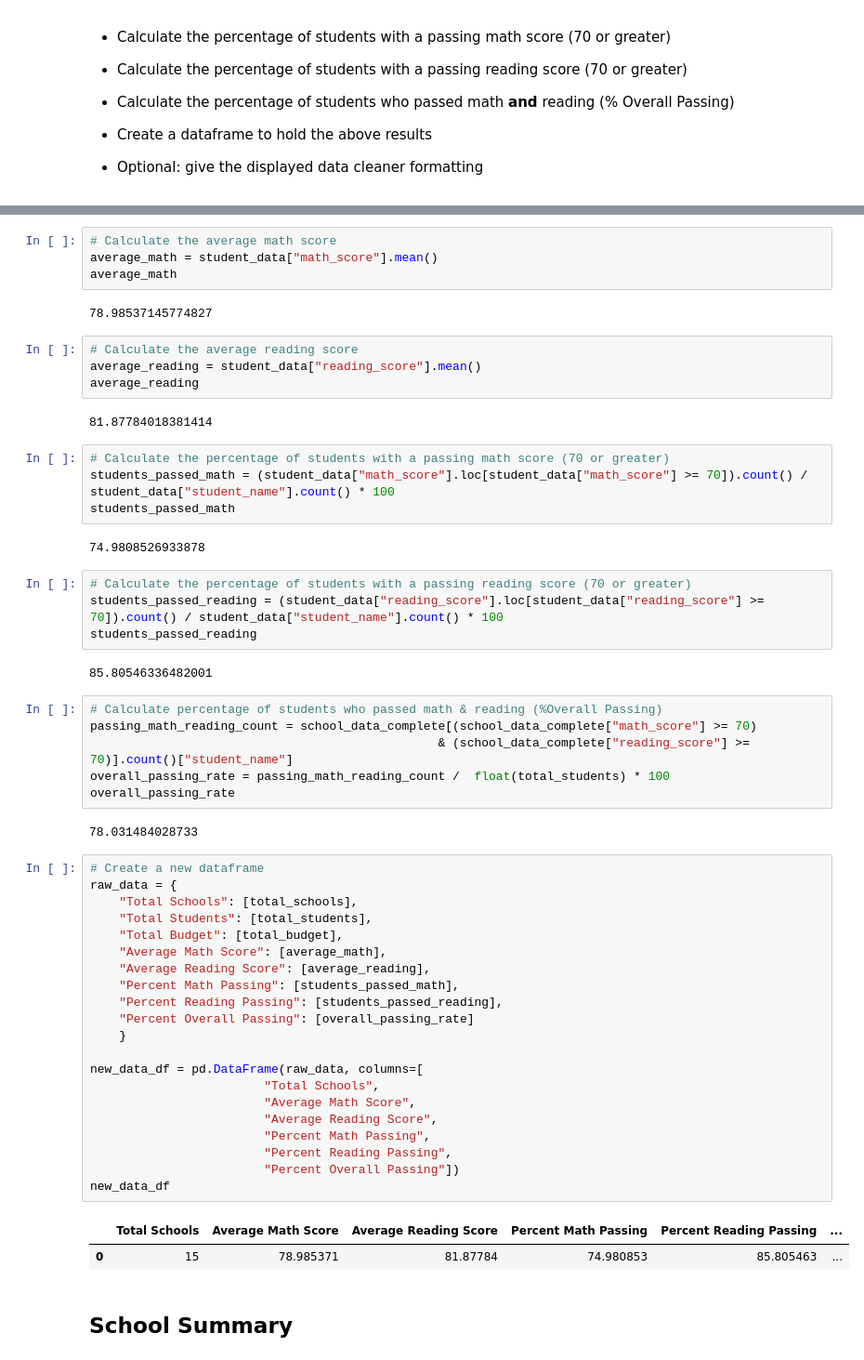
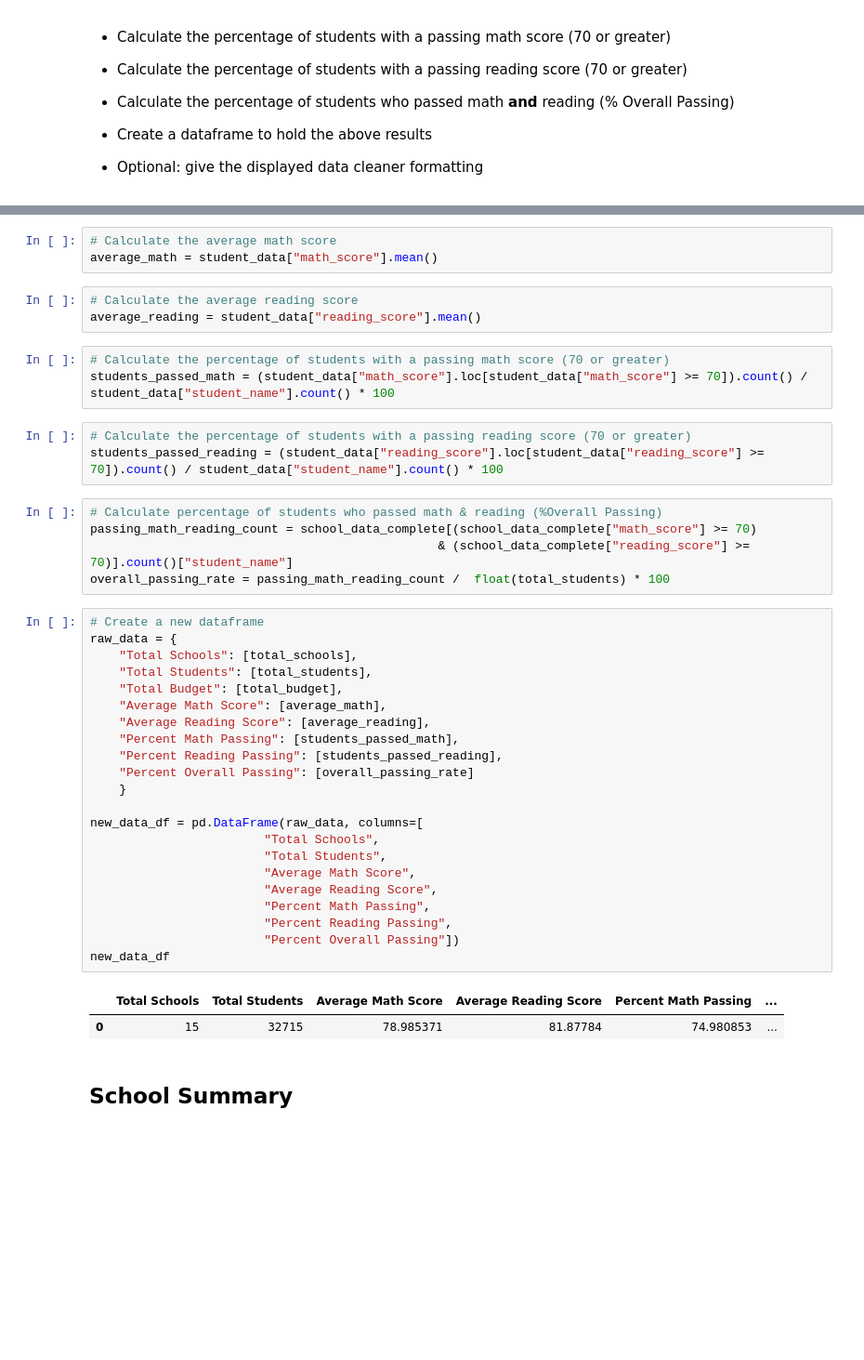
Before and after one commit to samseng88/pandas-challenge, a Jupyter notebook: PyCitySchools/PyCitySchools_starter.ipynb, the cells around one changed output, grey strips where cells are left out. Shown at 93% size. Cells and saved outputs as stored; diff of their text form; blank space fills up the shorter version.

```diff
--- a/PyCitySchools/PyCitySchools_starter.ipynb
+++ b/PyCitySchools/PyCitySchools_starter.ipynb
@@ -58,59 +49,45 @@ total_budget
 # %%
 # Calculate the average math score
 average_math = student_data["math_score"].mean()
-average_math
-# %% [output]
-78.98537145774827
 # %%
 # Calculate the average reading score
 average_reading = student_data["reading_score"].mean()
-average_reading
-# %% [output]
-81.87784018381414
 # %%
 # Calculate the percentage of students with a passing math score (70 or greater)
 students_passed_math = (student_data["math_score"].loc[student_data["math_score"] >= 70]).count() / student_data["student_name"].count() * 100
-students_passed_math
-# %% [output]
-74.9808526933878
 # %%
 # Calculate the percentage of students with a passing reading score (70 or greater)
 students_passed_reading = (student_data["reading_score"].loc[student_data["reading_score"] >= 70]).count() / student_data["student_name"].count() * 100
-students_passed_reading
-# %% [output]
-85.80546336482001
 # %%
 # Calculate percentage of students who passed math & reading (%Overall Passing)
 passing_math_reading_count = school_data_complete[(school_data_complete["math_score"] >= 70)
                                                 & (school_data_complete["reading_score"] >= 70)].count()["student_name"]
 overall_passing_rate = passing_math_reading_count /  float(total_students) * 100
-overall_passing_rate
-# %% [output]
-78.031484028733
 # %%
 # Create a new dataframe
 raw_data = {
     "Total Schools": [total_schools],
     "Total Students": [total_students],
     "Total Budget": [total_budget],
     "Average Math Score": [average_math],
     "Average Reading Score": [average_reading],
     "Percent Math Passing": [students_passed_math],
     "Percent Reading Passing": [students_passed_reading],
     "Percent Overall Passing": [overall_passing_rate]
     }
 
 new_data_df = pd.DataFrame(raw_data, columns=[
                         "Total Schools",
+                        "Total Students",
                         "Average Math Score",
                         "Average Reading Score",
                         "Percent Math Passing",
                         "Percent Reading Passing",
                         "Percent Overall Passing"])
 new_data_df
 # %% [output]
-|  | Total Schools | Average Math Score | Average Reading Score | Percent Math Passing | Percent Reading Passing | ... |
-| 0 | 15 | 78.985371 | 81.87784 | 74.980853 | 85.805463 | ... |
+|  | Total Schools | Total Students | Average Math Score | Average Reading Score | Percent Math Passing | ... |
+| 0 | 15 | 32715 | 78.985371 | 81.87784 | 74.980853 | ... |
 # %% [markdown]
 ## School Summary
 # %% [markdown]
```
Also changed, not shown: parts of 23 cells of this notebook.
